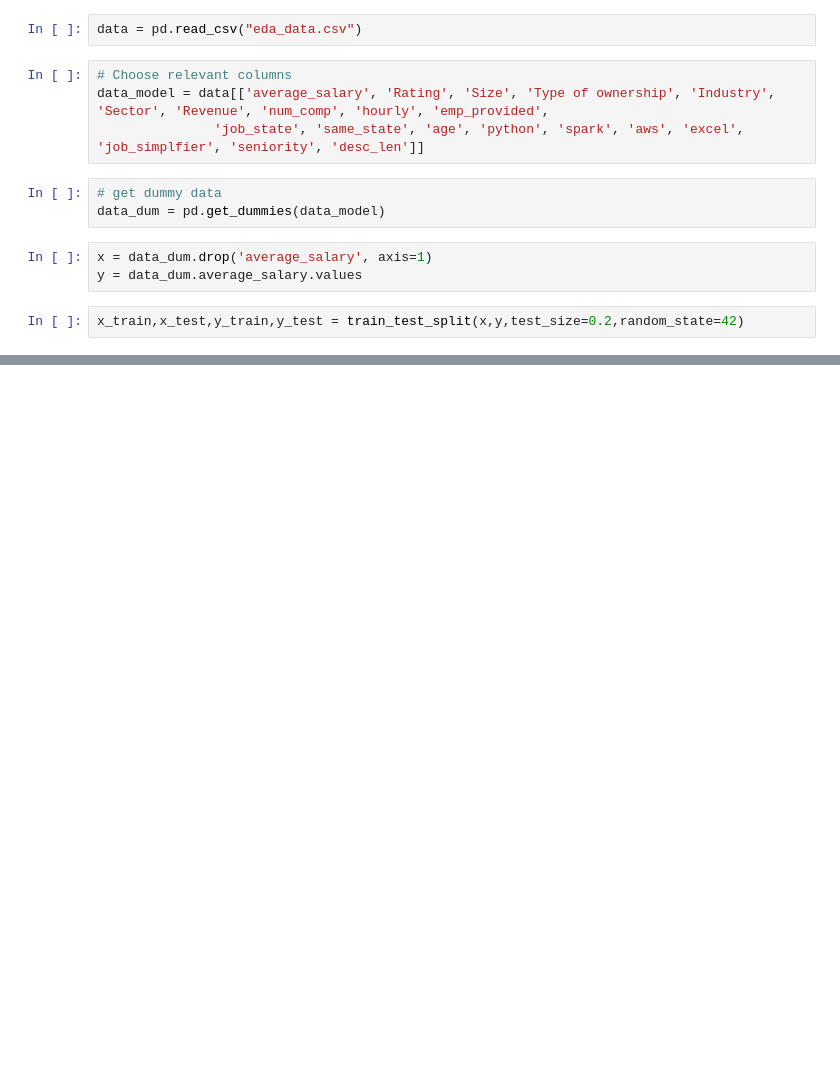
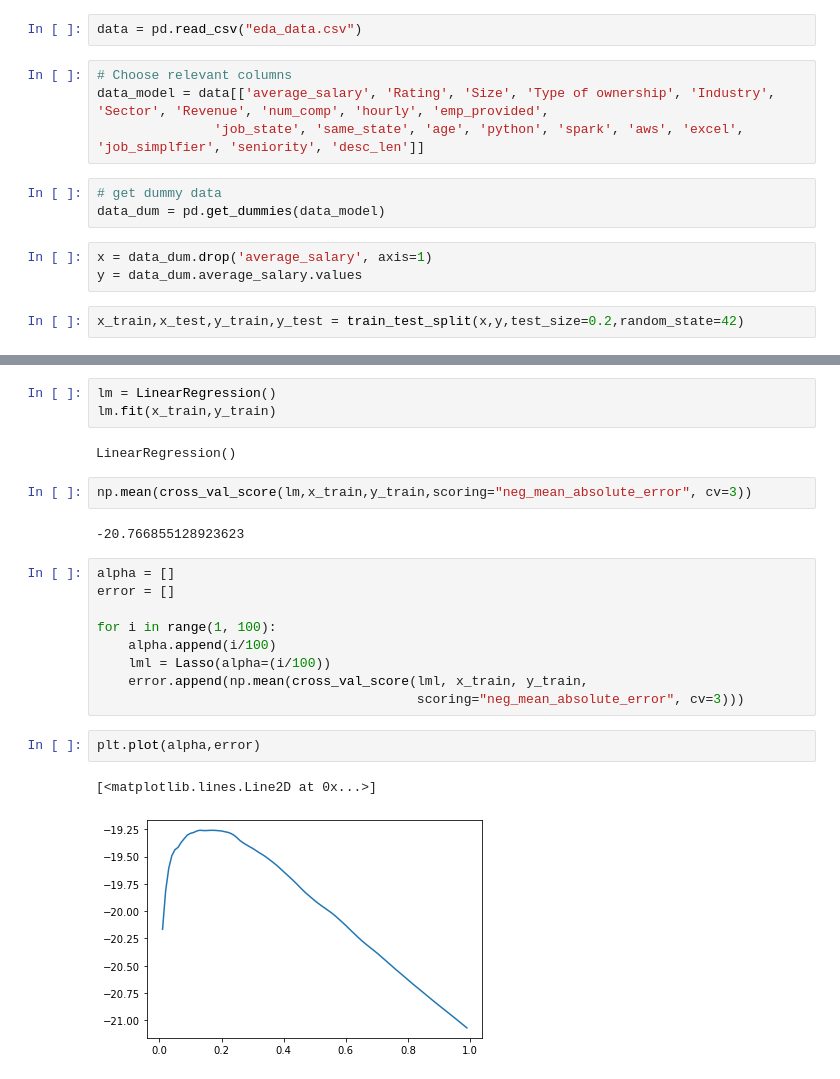
Before and after one commit to subhambh2000/Data_Science_Project, a Jupyter notebook: model_building.ipynb, the cells around one changed output, grey strips where cells are left out. Cells and saved outputs as stored; diff of their text form; blank space fills up the shorter version.

```diff
--- a/model_building.ipynb
+++ b/model_building.ipynb
@@ -69 +71,24 @@ Notes:
 strong multicollinearity problems or that the design matrix is singular.
+# %%
+lm = LinearRegression()
+lm.fit(x_train,y_train)
+# %% [output]
+LinearRegression()
+# %%
+np.mean(cross_val_score(lm,x_train,y_train,scoring="neg_mean_absolute_error", cv=3))
+# %% [output]
+-20.766855128923623
+# %%
+alpha = []
+error = []
+
+for i in range(1, 100):
+    alpha.append(i/100)
+    lml = Lasso(alpha=(i/100))
+    error.append(np.mean(cross_val_score(lml, x_train, y_train,
+                                         scoring="neg_mean_absolute_error", cv=3)))
+# %%
+plt.plot(alpha,error)
+# %% [output]
+[<matplotlib.lines.Line2D at 0x...>]
+[figure, added]
```
Also changed, not shown: parts of 10 cells of this notebook, 1 other file.
